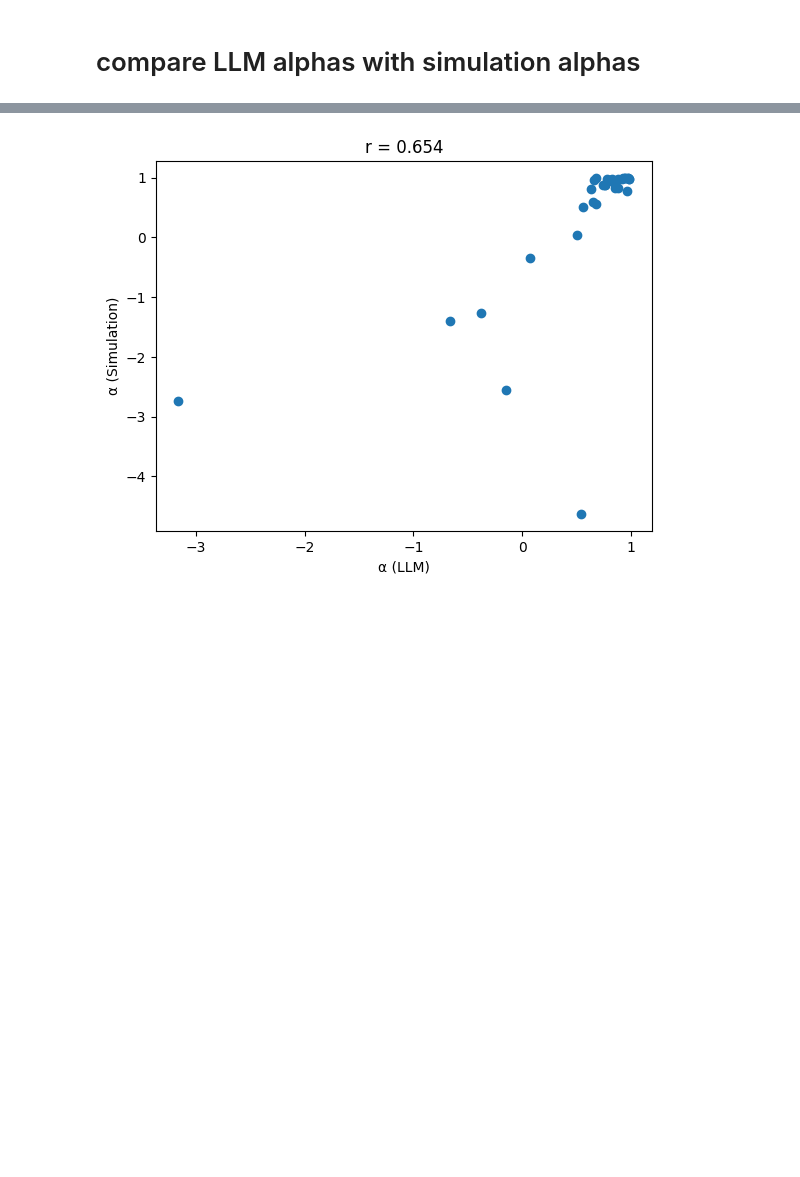
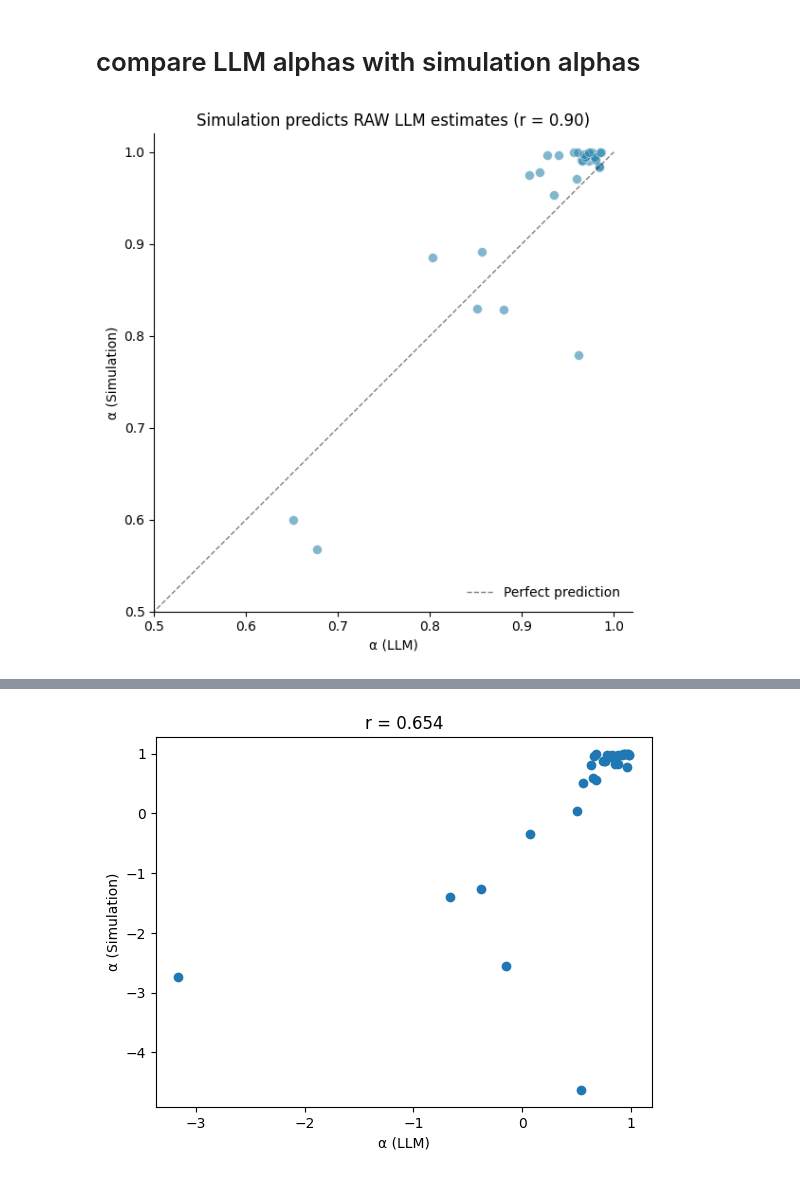
Before and after one commit to jelenameyer/GenInLLM, a Jupyter notebook: data_analysis/analysis_comparison_alphas_data_and_simulation.ipynb, the cells around one changed output, grey strips where cells are left out. Drawn from its saved outputs; the diff is of its cells as text; code cells hidden in the pictures; blank space fills up the shorter version.

```diff
--- a/data_analysis/analysis_comparison_alphas_data_and_simulation.ipynb
+++ b/data_analysis/analysis_comparison_alphas_data_and_simulation.ipynb
@@ -20,3 +20,31 @@ alpha_comparison_df = alpha_df.merge(
     how="inner",
     suffixes=("_llm", "_simulation")
 )
+# %%
+import matplotlib.pyplot as plt
+from scipy import stats
+
+# --- Plot 1: Raw alpha ---
+fig, ax = plt.subplots(figsize=(6, 6))
+
+x = alpha_comparison_df['alpha_raw_llm']
+y = alpha_comparison_df['alpha_raw_simulation']
+r, p = stats.pearsonr(x, y)
+
+ax.scatter(x, y, alpha=0.6, s=50, c='#2E86AB', edgecolors='white', linewidth=0.5)
+ax.plot([0, 1], [0, 1], 'k--', alpha=0.5, linewidth=1, label='Perfect prediction')
+
+ax.set_xlim(0.5, 1.02)
+ax.set_ylim(0.5, 1.02)
+ax.set_aspect('equal')
+ax.set_xlabel('α (LLM)')
+ax.set_ylabel('α (Simulation)')
+ax.set_title(f'Simulation predicts RAW LLM estimates (r = {r:.2f})')
+ax.spines['top'].set_visible(False)
+ax.spines['right'].set_visible(False)
+ax.legend(loc='lower right', frameon=False)
+
+plt.tight_layout()
+plt.show()
+# %% [output]
+[figure, added]
```
Also changed, not shown: parts of 3 cells of this notebook.
